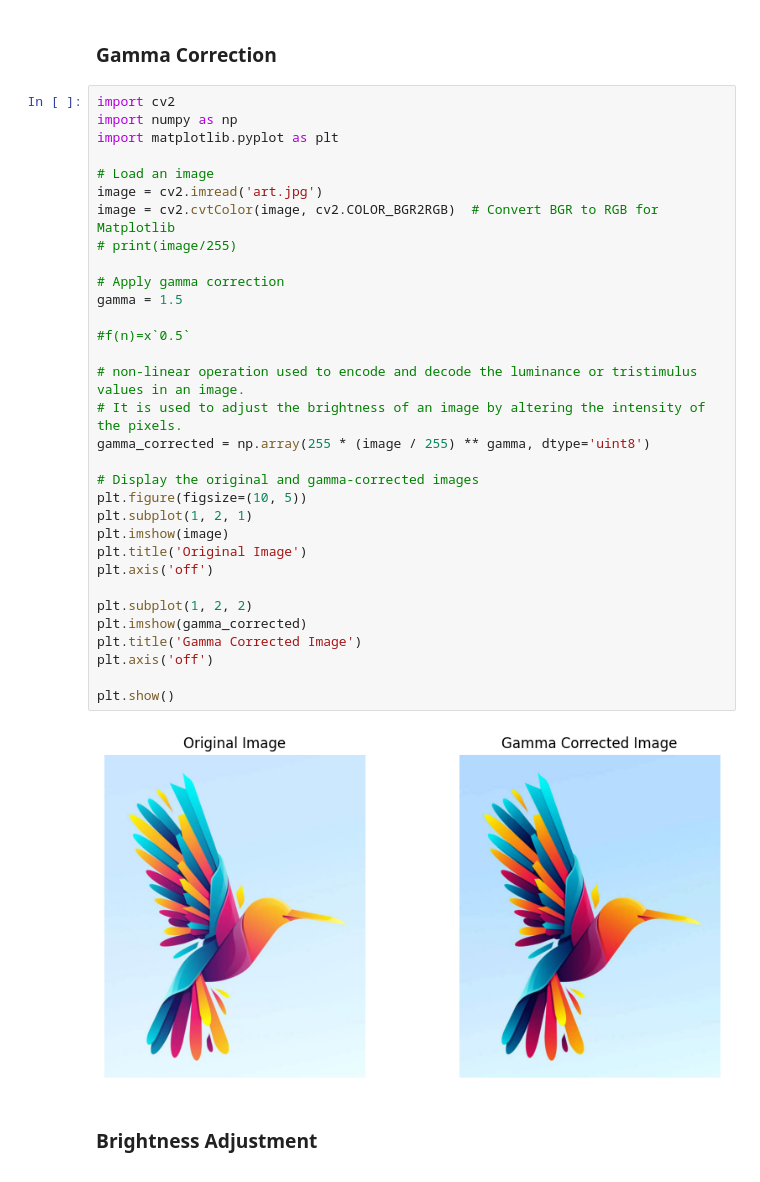
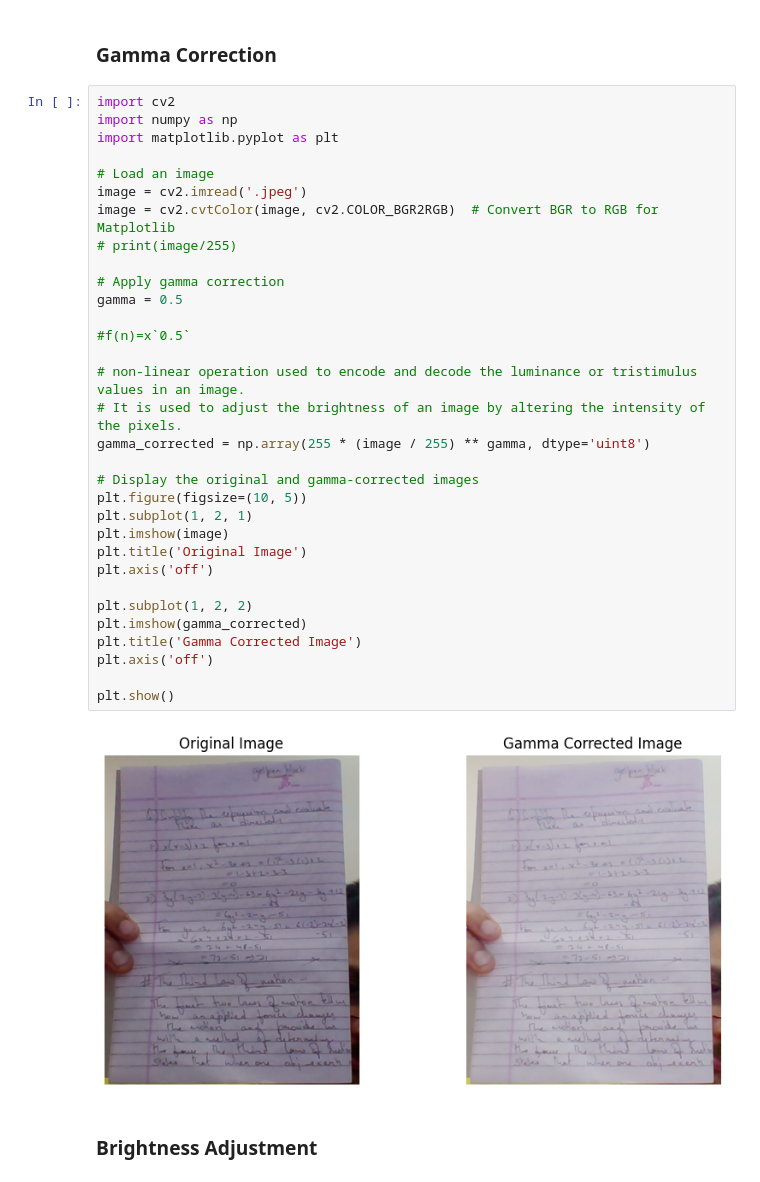
Before and after one commit to MDSALMANSHAMS/Learning, a Jupyter notebook: Python_imageProcessing/2_point_operations/main.ipynb, the cells around one changed output. Saved outputs shown, nothing was run; the diff lists cells and outputs as text.

```diff
--- a/Python_imageProcessing/2_point_operations/main.ipynb
+++ b/Python_imageProcessing/2_point_operations/main.ipynb
@@ -353,36 +355,36 @@ plt.show()
 import cv2
 import numpy as np
 import matplotlib.pyplot as plt
 
 # Load an image
-image = cv2.imread('art.jpg')
+image = cv2.imread('.jpeg')
 image = cv2.cvtColor(image, cv2.COLOR_BGR2RGB)  # Convert BGR to RGB for Matplotlib
 # print(image/255)
 
 # Apply gamma correction
-gamma = 1.5
+gamma = 0.5
 
 #f(n)=x`0.5`
 
 # non-linear operation used to encode and decode the luminance or tristimulus values in an image.
 # It is used to adjust the brightness of an image by altering the intensity of the pixels.
 gamma_corrected = np.array(255 * (image / 255) ** gamma, dtype='uint8')
 
 # Display the original and gamma-corrected images
 plt.figure(figsize=(10, 5))
 plt.subplot(1, 2, 1)
 plt.imshow(image)
 plt.title('Original Image')
 plt.axis('off')
 
 plt.subplot(1, 2, 2)
 plt.imshow(gamma_corrected)
 plt.title('Gamma Corrected Image')
 plt.axis('off')
 
 plt.show()
 # %% [output]
-[figure, old version]
+[figure, new version]
 # %% [markdown]
 ### Brightness Adjustment
 # %%
```
Also changed, not shown: parts of 6 cells of this notebook, 1 other file.
